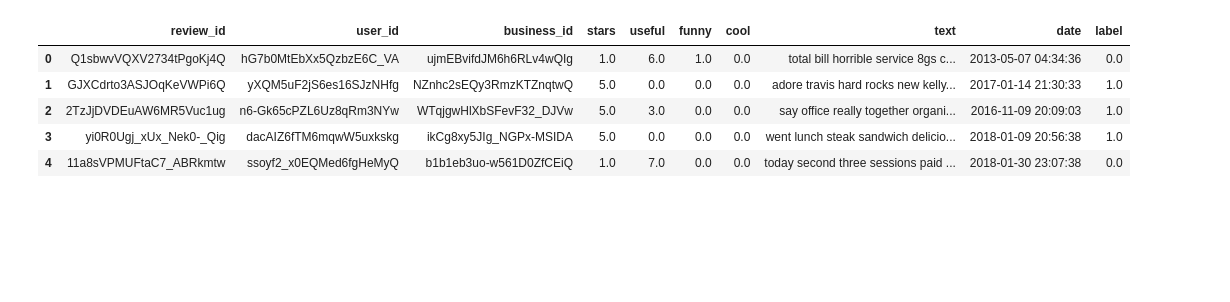
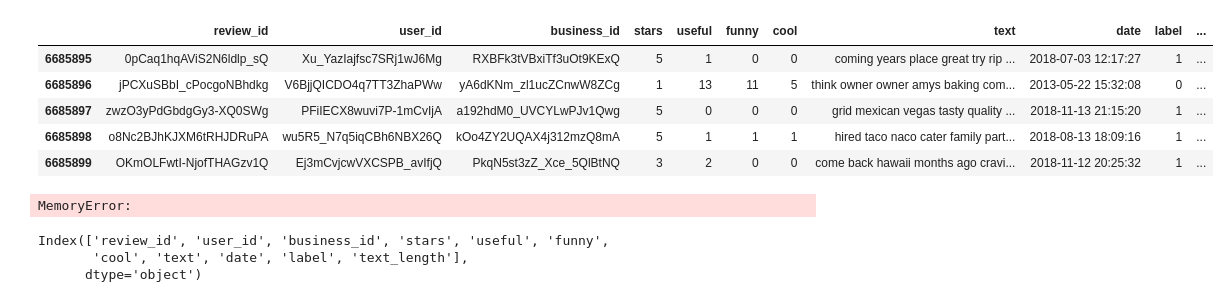
Before and after one commit to bhparijat/Yelp-reviews-PyTorch-and-Pyspark, a Jupyter notebook: Sentiment Analysis using pytorch.ipynb, the cells around one changed output. Saved outputs shown, nothing was run; the diff lists cells and outputs as text; code cells hidden in the pictures; blank space fills up the shorter version.

Commit message:
fixing memory bug

```diff
--- a/Sentiment Analysis using pytorch.ipynb
+++ b/Sentiment Analysis using pytorch.ipynb
@@ -109 +213,10 @@ Index(['review_id', 'user_id', 'business_id', 'stars', 'useful', 'funny',
+# %%
+reviews.tail()
+# %% [output]
+|  | review_id | user_id | business_id | stars | useful | funny | cool | text | date | label | ... |
+| 6685895 | 0pCaq1hqAViS2N6ldlp_sQ | Xu_YazIajfsc7SRj1wJ6Mg | RXBFk3tVBxiTf3uOt9KExQ | 5 | 1 | 0 | 0 | coming years place great try rip ... | 2018-07-03 12:17:27 | 1 | ... |
+| 6685896 | jPCXuSBbI_cPocgoNBhdkg | V6BjjQICDO4q7TT3ZhaPWw | yA6dKNm_zl1ucZCnwW8ZCg | 1 | 13 | 11 | 5 | think owner owner amys baking com... | 2013-05-22 15:32:08 | 0 | ... |
+| 6685897 | zwzO3yPdGbdgGy3-XQ0SWg | PFiIECX8wuvi7P-1mCvIjA | a192hdM0_UVCYLwPJv1Qwg | 5 | 0 | 0 | 0 | grid mexican vegas tasty quality ... | 2018-11-13 21:15:20 | 1 | ... |
+| 6685898 | o8Nc2BJhKJXM6tRHJDRuPA | wu5R5_N7q5iqCBh6NBX26Q | kOo4ZY2UQAX4j312mzQ8mA | 5 | 1 | 1 | 1 | hired taco naco cater family part... | 2018-08-13 18:09:16 | 1 | ... |
+| 6685899 | OKmOLFwtI-NjofTHAGzv1Q | Ej3mCvjcwVXCSPB_avIfjQ | PkqN5st3zZ_Xce_5QlBtNQ | 3 | 2 | 0 | 0 | come back hawaii months ago cravi... | 2018-11-12 20:25:32 | 1 | ... |
 # %%
@@ -113,9 +224,12 @@ reviews = pd.read_csv("master_reviews.csv")
+# %%
+reviews_saved = pd.read_json("model/master_reviews.json",lines=True)
+# %% [output]
+MemoryError:
 # %%
-reviews.head()
+reviews_saved.head()
-# %% [output]
-|  | review_id | user_id | business_id | stars | useful | funny | cool | text | date | label |
-| 0 | Q1sbwvVQXV2734tPgoKj4Q | hG7b0MtEbXx5QzbzE6C_VA | ujmEBvifdJM6h6RLv4wQIg | 1.0 | 6.0 | 1.0 | 0.0 | total bill horrible service 8gs c... | 2013-05-07 04:34:36 | 0.0 |
-| 1 | GJXCdrto3ASJOqKeVWPi6Q | yXQM5uF2jS6es16SJzNHfg | NZnhc2sEQy3RmzKTZnqtwQ | 5.0 | 0.0 | 0.0 | 0.0 | adore travis hard rocks new kelly... | 2017-01-14 21:30:33 | 1.0 |
-| 2 | 2TzJjDVDEuAW6MR5Vuc1ug | n6-Gk65cPZL6Uz8qRm3NYw | WTqjgwHlXbSFevF32_DJVw | 5.0 | 3.0 | 0.0 | 0.0 | say office really together organi... | 2016-11-09 20:09:03 | 1.0 |
-| 3 | yi0R0Ugj_xUx_Nek0-_Qig | dacAIZ6fTM6mqwW5uxkskg | ikCg8xy5JIg_NGPx-MSIDA | 5.0 | 0.0 | 0.0 | 0.0 | went lunch steak sandwich delicio... | 2018-01-09 20:56:38 | 1.0 |
-| 4 | 11a8sVPMUFtaC7_ABRkmtw | ssoyf2_x0EQMed6fgHeMyQ | b1b1eb3uo-w561D0ZfCEiQ | 1.0 | 7.0 | 0.0 | 0.0 | today second three sessions paid ... | 2018-01-30 23:07:38 | 0.0 |
+# %%
+reviews.columns
+# %% [output]
+Index(['review_id', 'user_id', 'business_id', 'stars', 'useful', 'funny',
+       'cool', 'text', 'date', 'label', 'text_length'],
+      dtype='object')
```
Also changed, not shown: parts of 34 cells of this notebook.
